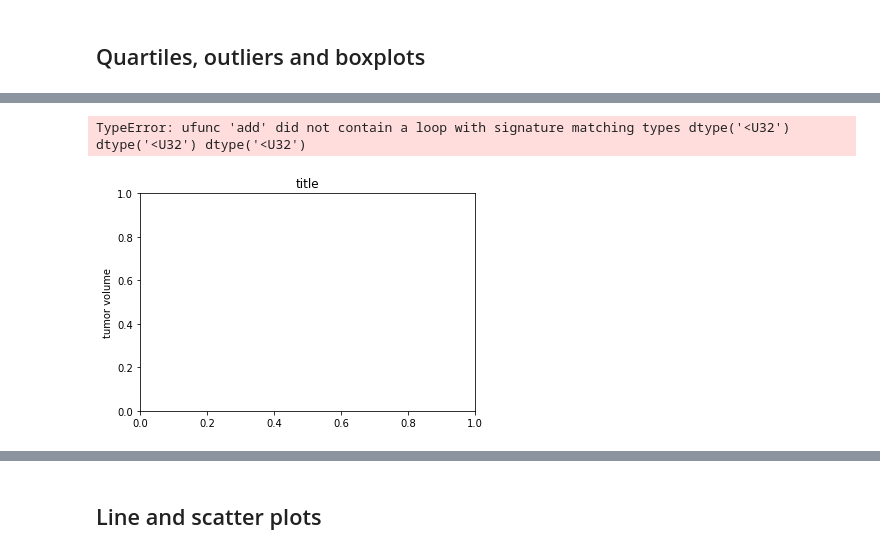
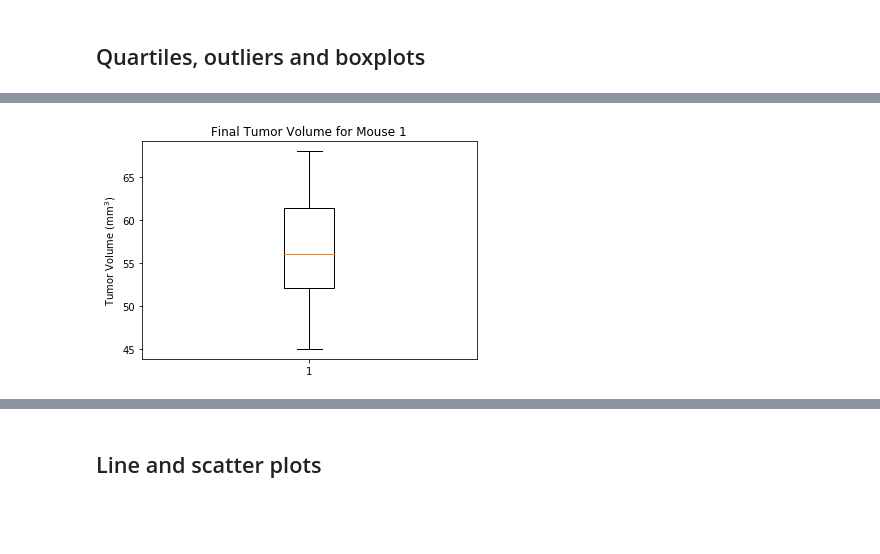
Before and after one commit to jacalderonn/Matplotlib-homework, a Jupyter notebook: Homework_05-Matplotlib.ipynb, the cells around one changed output, grey strips where cells are left out. Saved outputs shown, nothing was run; the diff lists cells and outputs as text; code cells hidden in the pictures; blank space fills up the shorter version.

```diff
--- a/Homework_05-Matplotlib.ipynb
+++ b/Homework_05-Matplotlib.ipynb
@@ -222,14 +223,11 @@ KeyError: 0.25
 # %%
 # Generate a box plot of the final tumor volume of each mouse across four regimens of interest
-tem = data_drug["Tumor Volume (mm3)"]
-tem
 
-
+# Plotting using the data corresponding to the first mouse
 fig1, ax1 = plt.subplots()
-ax1.set_title('title')
-ax1.set_ylabel('tumor volume')
-ax1.boxplot(tem)
+ax1.set_title("Final Tumor Volume for Mouse 1")
+ax1.set_ylabel(r"Tumor Volume (mm$^3$)")
+ax1.boxplot(mouse_0)
 plt.show()
 # %% [output]
-TypeError: ufunc 'add' did not contain a loop with signature matching types dtype('<U32') dtype('<U32') dtype('<U32')
-[figure, old version]
+[figure, new version]
```
Also changed, not shown: parts of 7 cells of this notebook.
